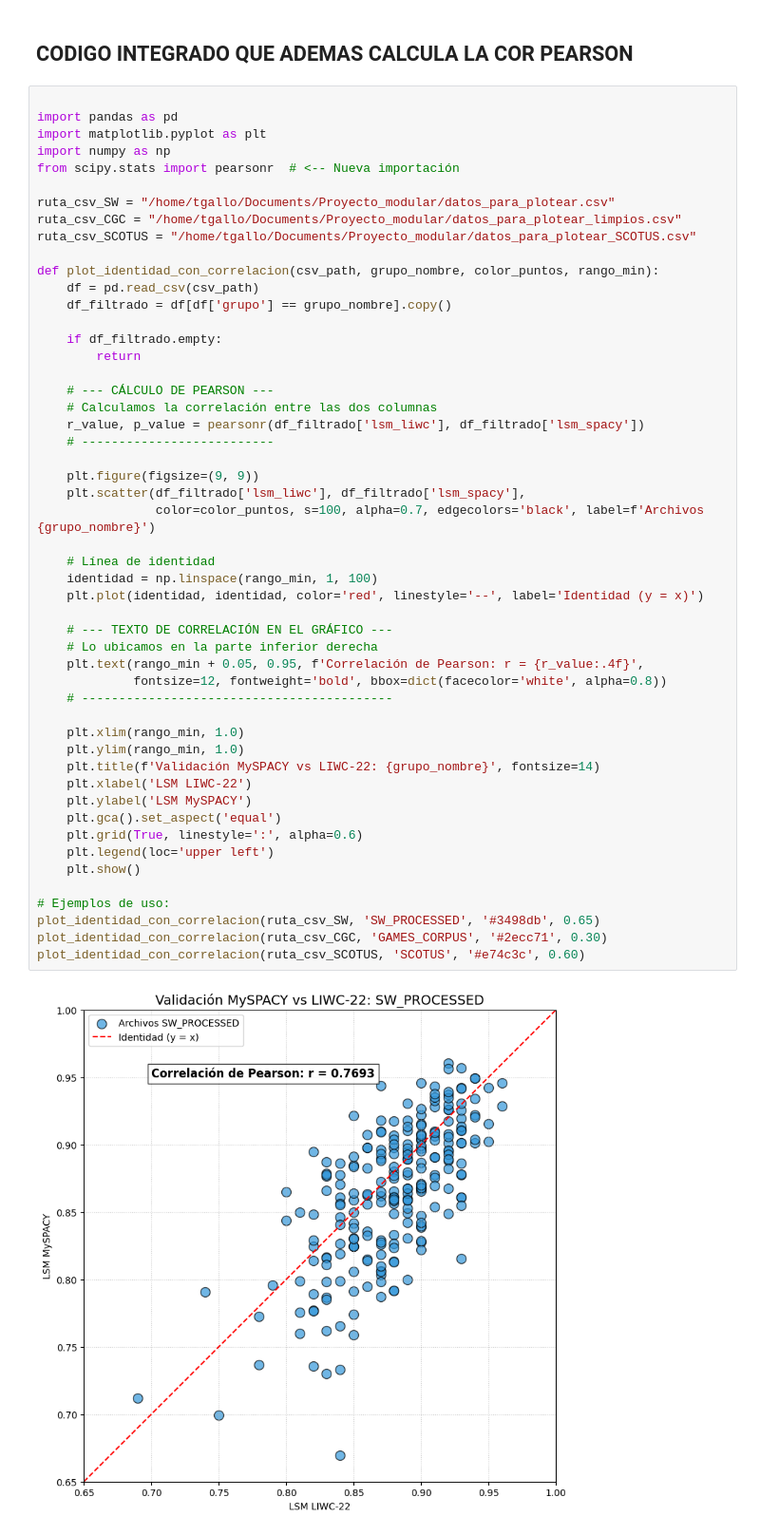
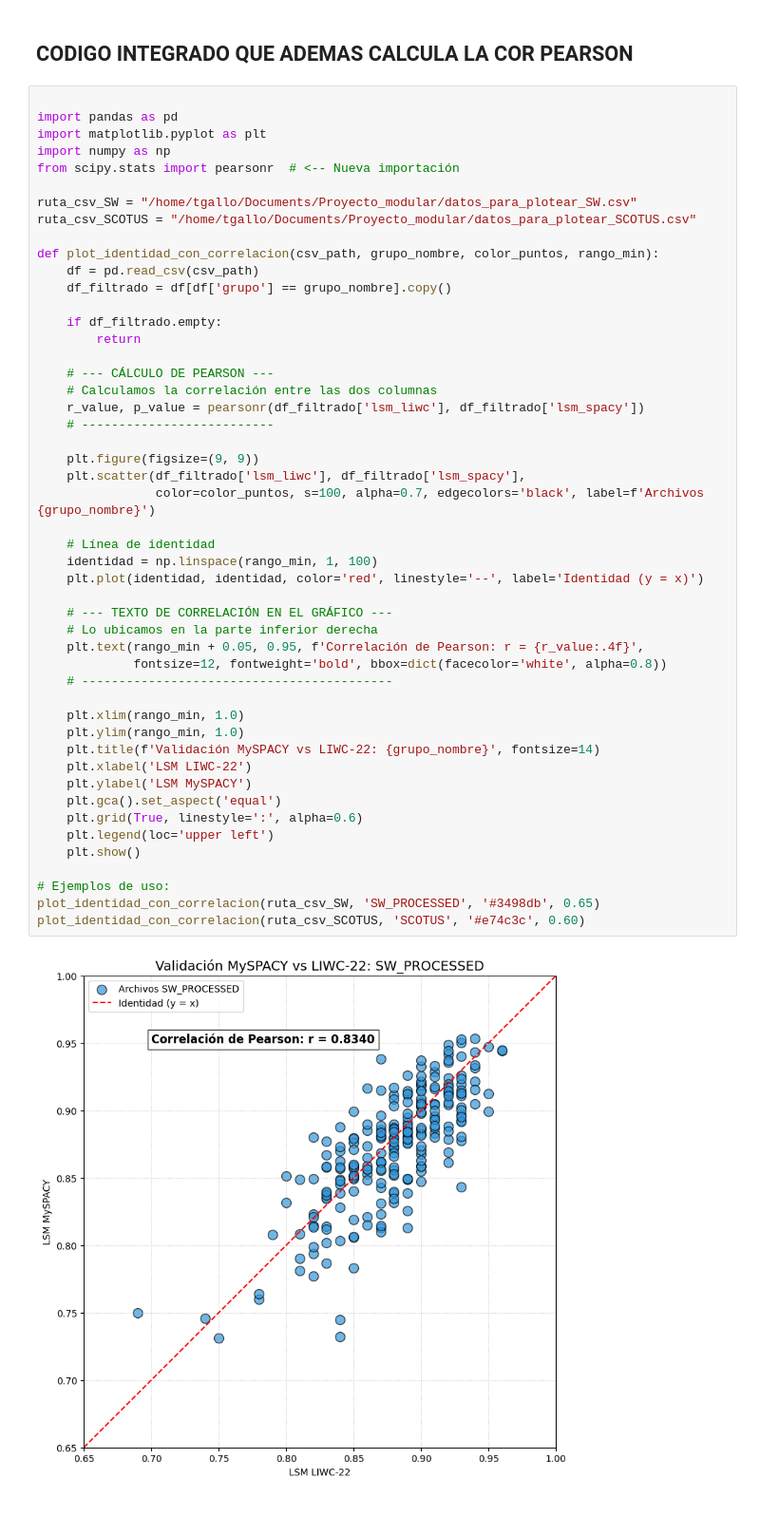
Before and after one commit to tototomygallo/MySPACY, a Jupyter notebook: GRAFICO/plotter.ipynb, the cells around one changed output. Shown at 95% size. Cells and saved outputs as stored; diff of their text form.

```diff
--- a/GRAFICO/plotter.ipynb
+++ b/GRAFICO/plotter.ipynb
@@ -127,8 +7,7 @@ import matplotlib.pyplot as plt
 import numpy as np
 from scipy.stats import pearsonr  # <-- Nueva importación
 
-ruta_csv_SW = "/home/tgallo/Documents/Proyecto_modular/datos_para_plotear.csv"
-ruta_csv_CGC = "/home/tgallo/Documents/Proyecto_modular/datos_para_plotear_limpios.csv"
+ruta_csv_SW = "/home/tgallo/Documents/Proyecto_modular/datos_para_plotear_SW.csv"
 ruta_csv_SCOTUS = "/home/tgallo/Documents/Proyecto_modular/datos_para_plotear_SCOTUS.csv"
 
 def plot_identidad_con_correlacion(csv_path, grupo_nombre, color_puntos, rango_min):
@@ -144,32 +23,31 @@ def plot_identidad_con_correlacion(csv_path, grupo_nombre, color_puntos, rango_m
     # --------------------------
 
     plt.figure(figsize=(9, 9))
     plt.scatter(df_filtrado['lsm_liwc'], df_filtrado['lsm_spacy'],
                 color=color_puntos, s=100, alpha=0.7, edgecolors='black', label=f'Archivos {grupo_nombre}')
 
     # Línea de identidad
     identidad = np.linspace(rango_min, 1, 100)
     plt.plot(identidad, identidad, color='red', linestyle='--', label='Identidad (y = x)')
 
     # --- TEXTO DE CORRELACIÓN EN EL GRÁFICO ---
     # Lo ubicamos en la parte inferior derecha
     plt.text(rango_min + 0.05, 0.95, f'Correlación de Pearson: r = {r_value:.4f}',
              fontsize=12, fontweight='bold', bbox=dict(facecolor='white', alpha=0.8))
     # ------------------------------------------
 
     plt.xlim(rango_min, 1.0)
     plt.ylim(rango_min, 1.0)
     plt.title(f'Validación MySPACY vs LIWC-22: {grupo_nombre}', fontsize=14)
     plt.xlabel('LSM LIWC-22')
     plt.ylabel('LSM MySPACY')
     plt.gca().set_aspect('equal')
     plt.grid(True, linestyle=':', alpha=0.6)
     plt.legend(loc='upper left')
     plt.show()
 
 # Ejemplos de uso:
 plot_identidad_con_correlacion(ruta_csv_SW, 'SW_PROCESSED', '#3498db', 0.65)
-plot_identidad_con_correlacion(ruta_csv_CGC, 'GAMES_CORPUS', '#2ecc71', 0.30)
 plot_identidad_con_correlacion(ruta_csv_SCOTUS, 'SCOTUS', '#e74c3c', 0.60)
 # %% [output]
-[figure, old version]
+[figure, new version]
```
Also changed, not shown: parts of 3 cells of this notebook.
